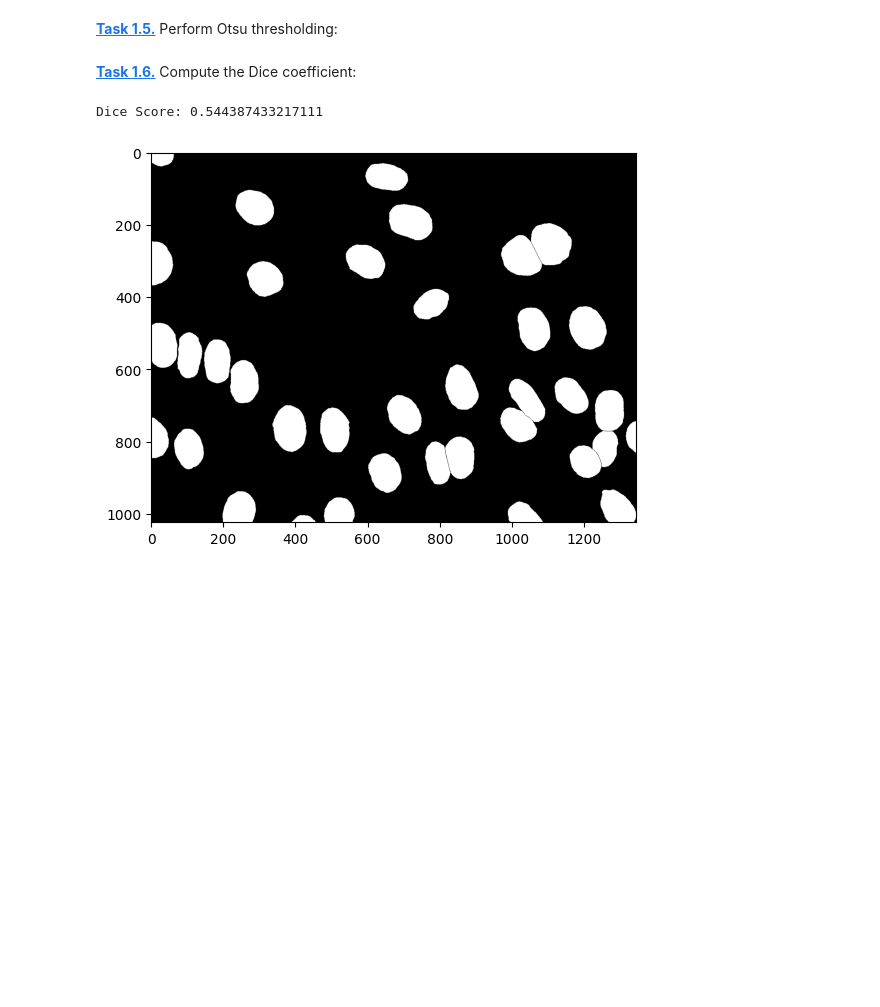
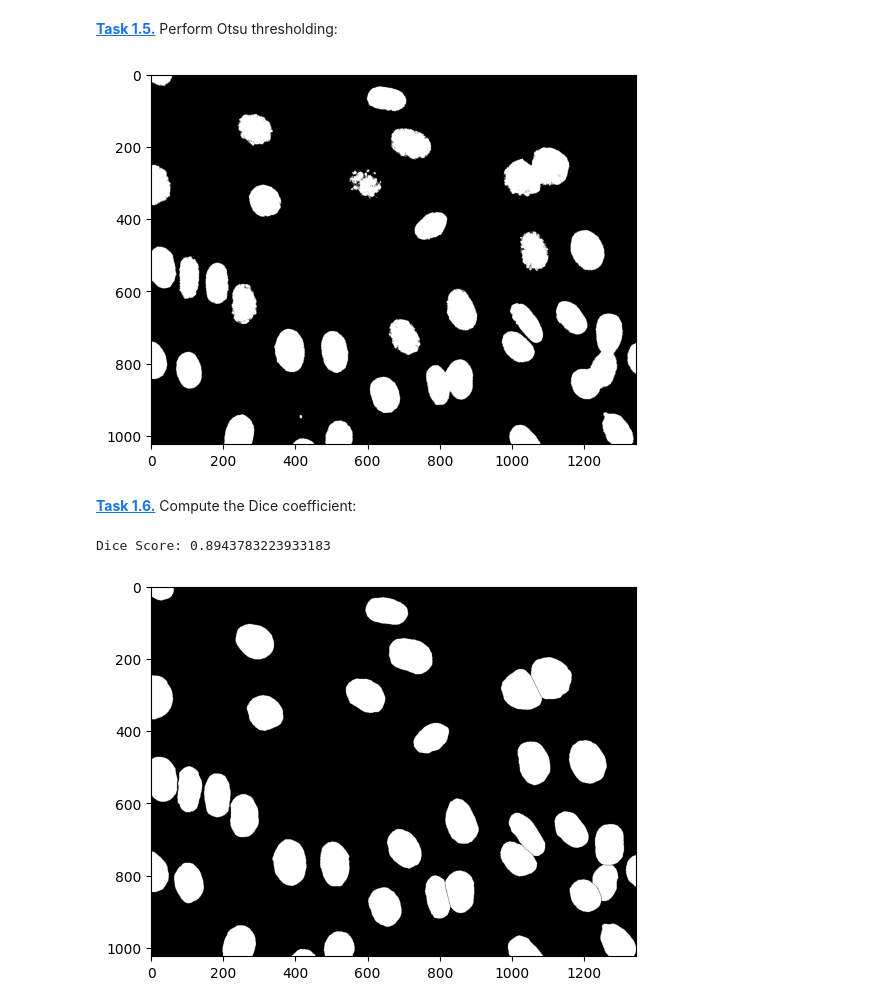
Before and after one commit to DavidDulkies31/mobi-fs5-python, a Jupyter notebook: otsu.ipynb, the cells around one changed output. Cells and saved outputs as stored; diff of their text form; code cells hidden in the pictures; blank space fills up the shorter version.

```diff
--- a/otsu.ipynb
+++ b/otsu.ipynb
@@ -46,8 +46,8 @@ for T in range(1, 255) :
     n2 = np.sum(h[T:256])
     if n1 == 0 or n2 == 0 :
         continue
-    mu1 = np.sum(hist[0:T] * np.arange(T)) / n1
-    mu2 = np.sum(hist[T:256] * np.arange(T, 256)) / n2
+    mu1 = np.sum(h[0:T] * np.arange(T)) / n1
+    mu2 = np.sum(h[T:256] * np.arange(T, 256)) / n2
     sigma_b_squared = n1 * n2 * (mu1 - mu2) ** 2
 
     if sigma_b_squared > sigma_b_squared_max :
@@ -58,14 +58,21 @@ print(threshold)
 31
 # %% [markdown]
 **[Task 1.5.]()** Perform Otsu thresholding:
+# %%
+binary_img = (img8 >= threshold)
+
+plt.imshow(binary_img, cmap='gray')
+plt.show()
+# %% [output]
+[figure, added]
 # %% [markdown]
 **[Task 1.6.]()** Compute the Dice coefficient:
 # %%
-ground_truth = plt.imread("data/NIH3T3/gt/0.png")
+ground_truth = plt.imread("data/NIH3T3/gt/0.png").astype(bool)
 plt.imshow(ground_truth, cmap='gray')
 
-dice_score = 2 * np.sum(img8 * ground_truth) / (np.sum(img8) + np.sum(ground_truth))
+dice_score = 2 * np.sum(binary_img * ground_truth) / (np.sum(binary_img) + np.sum(ground_truth))
 print("Dice Score:", dice_score)
 # %% [output]
-Dice Score: 0.544387433217111
+Dice Score: 0.8943783223933183
 [figure]
```
